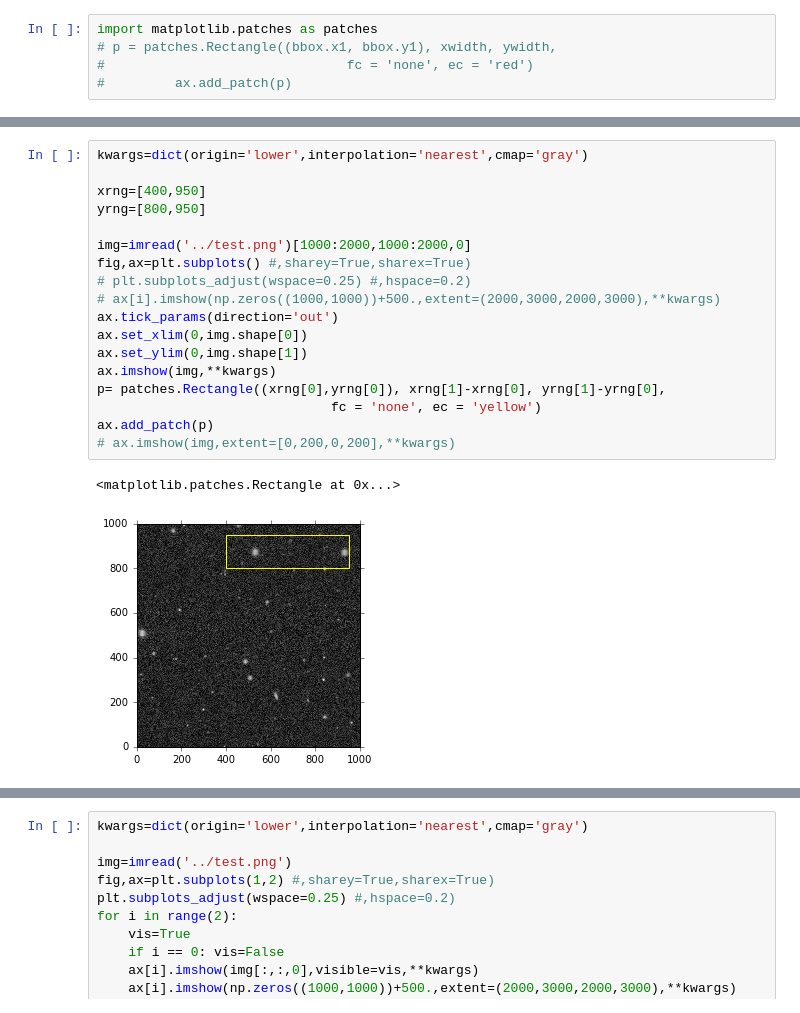
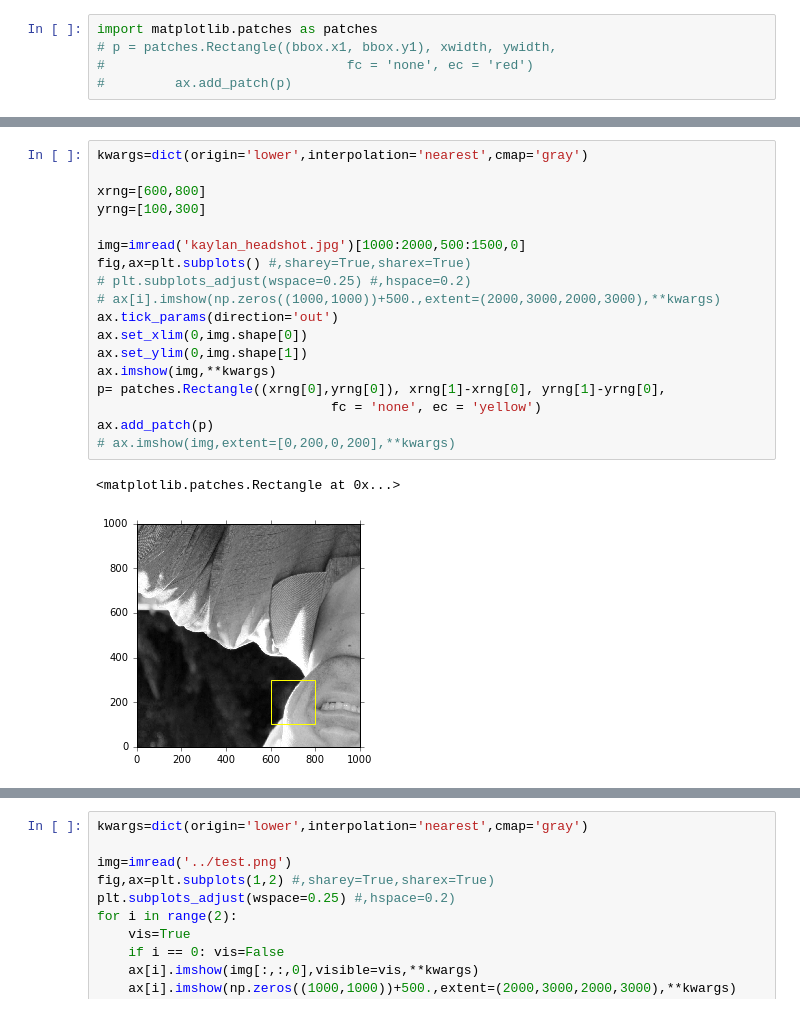
Before and after one commit to kaylanb/thesis_code, a Jupyter notebook: Testing.ipynb, the cells around one changed output, grey strips where cells are left out. Saved outputs shown, nothing was run; the diff lists cells and outputs as text.

Commit message:
debugging plots for galsim code

```diff
--- a/Testing.ipynb
+++ b/Testing.ipynb
@@ -36,21 +41,21 @@ patches.Rectangle?
 # %%
 kwargs=dict(origin='lower',interpolation='nearest',cmap='gray')
 
-xrng=[400,950]
-yrng=[800,950]
+xrng=[600,800]
+yrng=[100,300]
 
-img=imread('../test.png')[1000:2000,1000:2000,0]
+img=imread('kaylan_headshot.jpg')[1000:2000,500:1500,0]
 fig,ax=plt.subplots() #,sharey=True,sharex=True)
 # plt.subplots_adjust(wspace=0.25) #,hspace=0.2)
 # ax[i].imshow(np.zeros((1000,1000))+500.,extent=(2000,3000,2000,3000),**kwargs)
 ax.tick_params(direction='out')
 ax.set_xlim(0,img.shape[0])
 ax.set_ylim(0,img.shape[1])
 ax.imshow(img,**kwargs)
 p= patches.Rectangle((xrng[0],yrng[0]), xrng[1]-xrng[0], yrng[1]-yrng[0],
                               fc = 'none', ec = 'yellow')
 ax.add_patch(p)
 # ax.imshow(img,extent=[0,200,0,200],**kwargs)
 # %% [output]
 <matplotlib.patches.Rectangle at 0x...>
-[figure, old version]
+[figure, new version]
```
Also changed, not shown: parts of 5 cells of this notebook, 2 other files.
